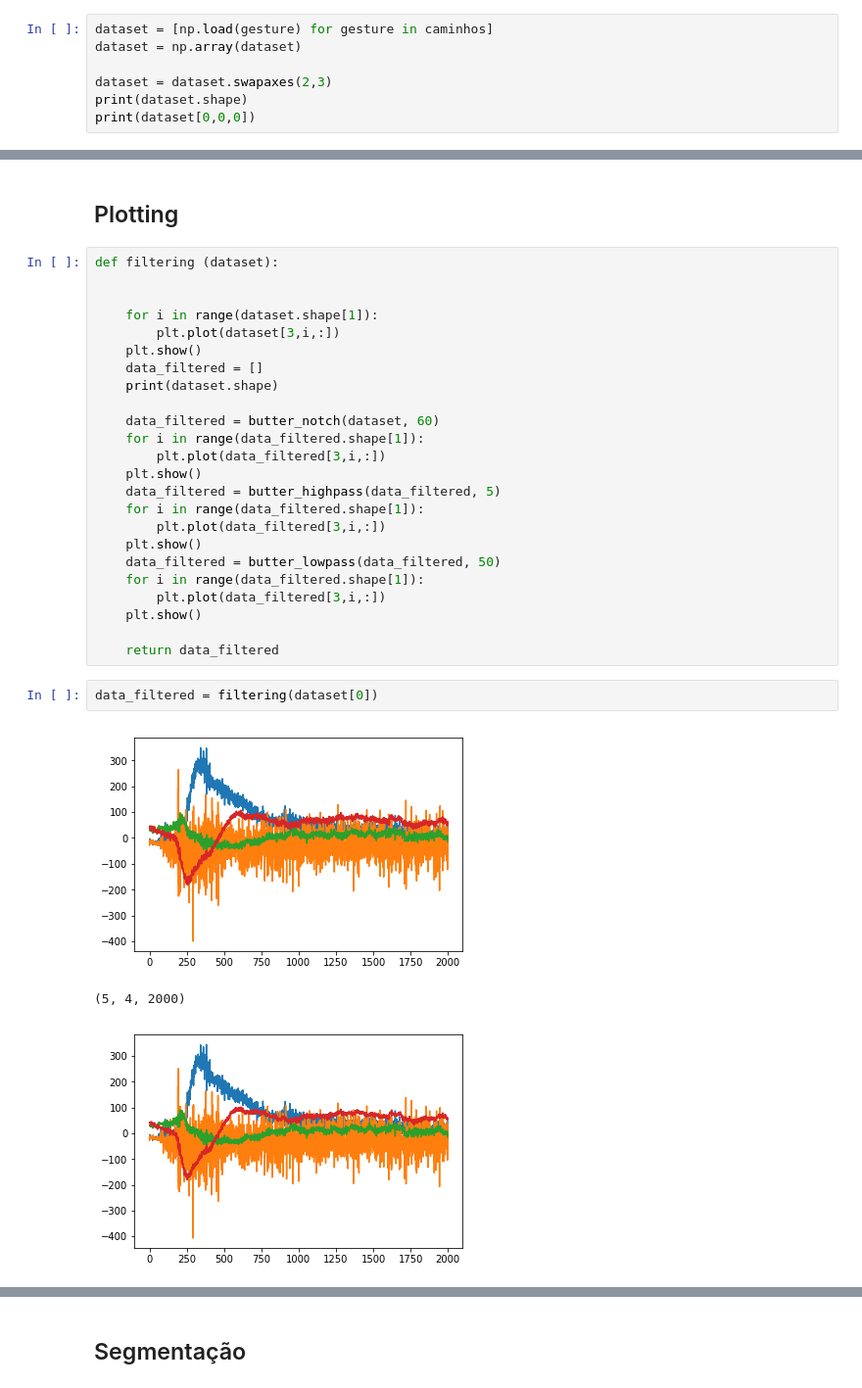
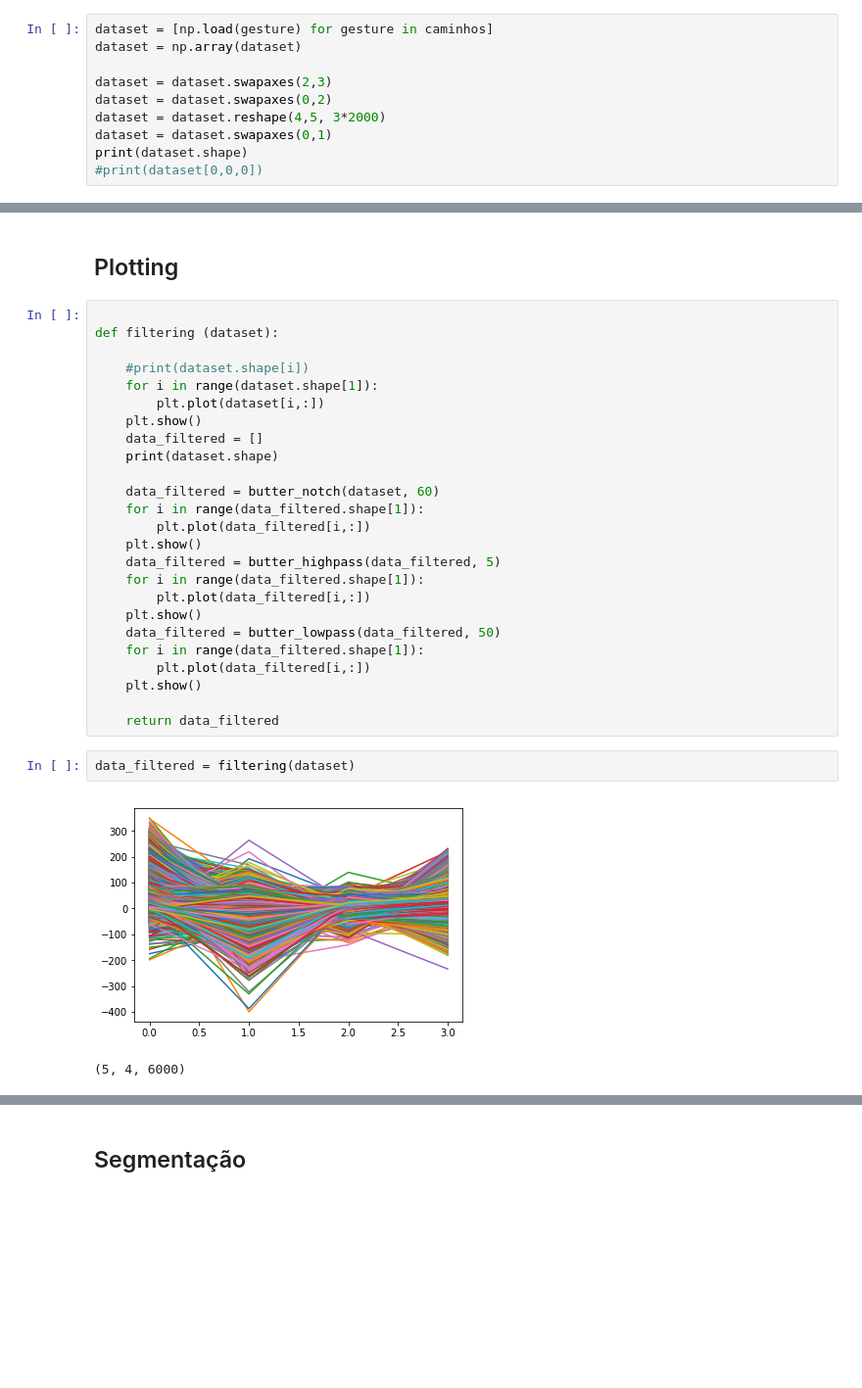
Before and after one commit to HCelante/RP-Dataset-APS2, a Jupyter notebook: Reconhecimento de Padrões aps2.ipynb, the cells around one changed output, grey strips where cells are left out. Shown at 98% size. Cells and saved outputs as stored; diff of their text form; blank space fills up the shorter version.

```diff
--- a/Reconhecimento de Padrões aps2.ipynb
+++ b/Reconhecimento de Padrões aps2.ipynb
@@ -47,6 +59,9 @@ dataset = [np.load(gesture) for gesture in caminhos]
 dataset = np.array(dataset)
 
 dataset = dataset.swapaxes(2,3)
+dataset = dataset.swapaxes(0,2)
+dataset = dataset.reshape(4,5, 3*2000)
+dataset = dataset.swapaxes(0,1)
 print(dataset.shape)
-print(dataset[0,0,0])
+#print(dataset[0,0,0])
 # %% [output]
@@ -57,32 +89,32 @@ print(dataset[0,0,0])
 # %% [markdown]
 ## Plotting
 # %%
+
 def filtering (dataset):
 
-
+    #print(dataset.shape[i])
     for i in range(dataset.shape[1]):
-        plt.plot(dataset[3,i,:])
+        plt.plot(dataset[i,:])
     plt.show()
     data_filtered = []
     print(dataset.shape)
 
     data_filtered = butter_notch(dataset, 60)
     for i in range(data_filtered.shape[1]):
-        plt.plot(data_filtered[3,i,:])
+        plt.plot(data_filtered[i,:])
     plt.show()
     data_filtered = butter_highpass(data_filtered, 5)
     for i in range(data_filtered.shape[1]):
-        plt.plot(data_filtered[3,i,:])
+        plt.plot(data_filtered[i,:])
     plt.show()
     data_filtered = butter_lowpass(data_filtered, 50)
     for i in range(data_filtered.shape[1]):
-        plt.plot(data_filtered[3,i,:])
+        plt.plot(data_filtered[i,:])
     plt.show()
 
     return data_filtered
 # %%
-data_filtered = filtering(dataset[0])
+data_filtered = filtering(dataset)
 # %% [output]
-[figure, old version]
+[figure, new version]
-(5, 4, 2000)
+(5, 4, 6000)
-[figure, removed]
```
Also changed, not shown: parts of 26 cells of this notebook, 2 other files.
